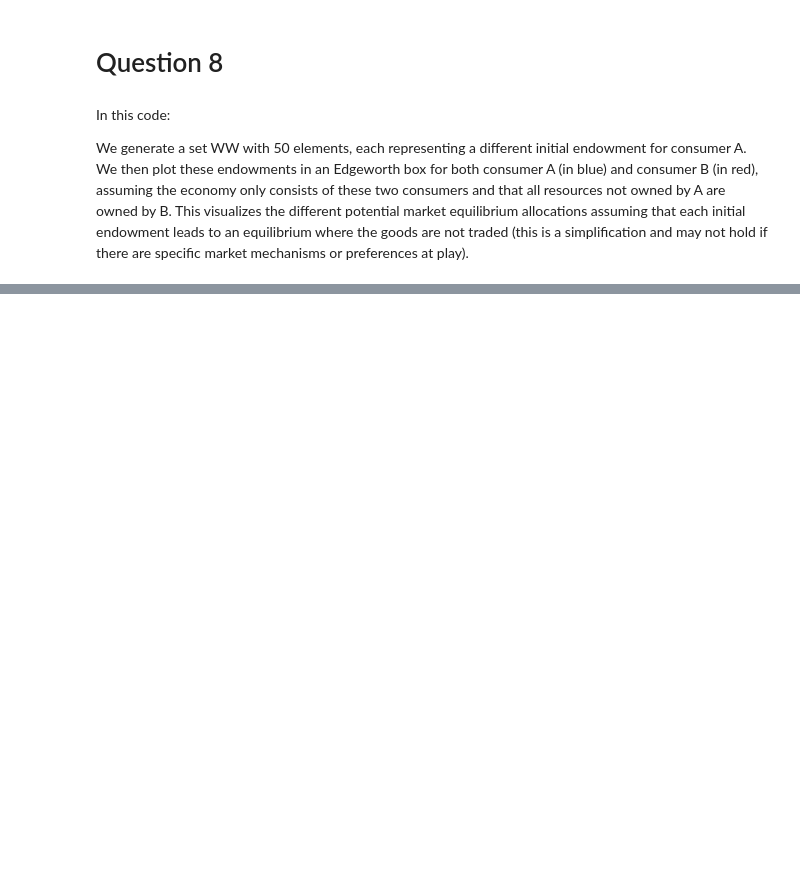
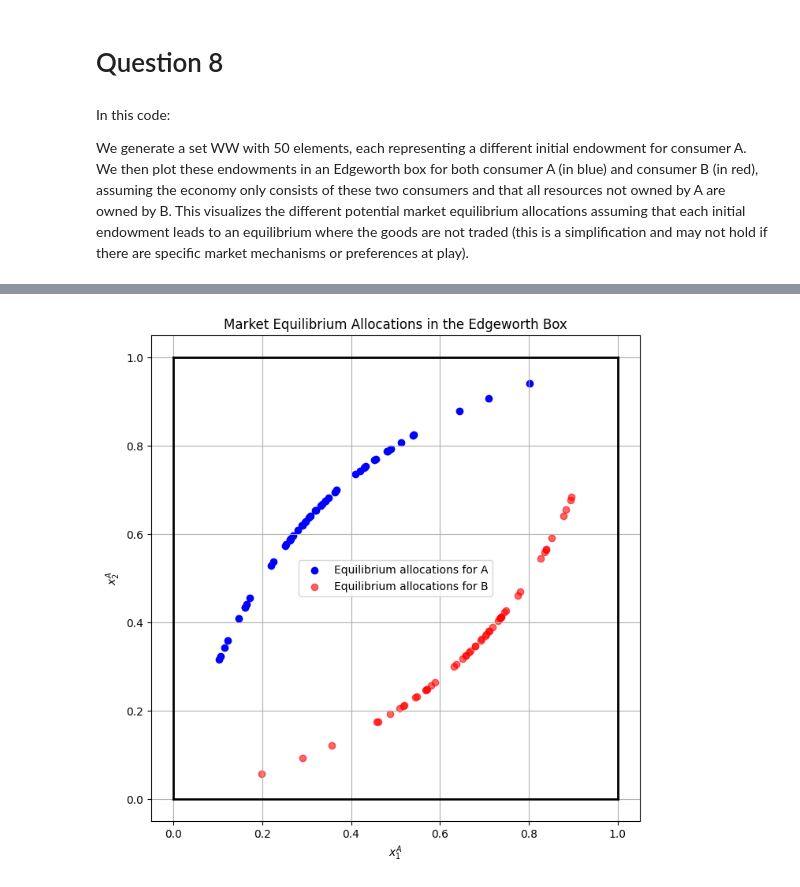
Before and after one commit to NumEconCopenhagen/projects-2024-ccc, a Jupyter notebook: inauguralproject/inauguralproject.ipynb, the cells around one changed output, grey strips where cells are left out. Saved outputs shown, nothing was run; the diff lists cells and outputs as text; code cells hidden in the pictures; blank space fills up the shorter version.

```diff
--- a/inauguralproject/inauguralproject.ipynb
+++ b/inauguralproject/inauguralproject.ipynb
@@ -453,0 +555,76 @@ plt.show()
+# %%
+# Number of elements
+N = 50
+
+# Random endowments
+omega_1A = np.random.uniform(0, 1, N)
+omega_2A = np.random.uniform(0, 1, N)
+
+# Parameters
+alpha = 1 / 3
+beta = 2 / 3
+N = 50
+
+def utility_A(x1, x2):
+    return (x1 ** alpha) * (x2 ** (1 - alpha))
+
+def utility_B(x1, x2):
+    return (x1 ** beta) * (x2 ** (1 - beta))
+
+# Demand functions
+def demand_A(p1, p2, omega_A1, omega_A2, alpha):
+    x1_A = alpha * (p1 * omega_A1 + p2 * omega_A2) / p1
+    x2_A = (1 - alpha) * (p1 * omega_A1 + p2 * omega_A2) / p2
+    return x1_A, x2_A
+
+def demand_B(p1, p2, omega_B1, omega_B2, beta):
+    x1_B = beta * (p1 * omega_B1 + p2 * omega_B2) / p1
+    x2_B = (1 - beta) * (p1 * omega_B1 + p2 * omega_B2) / p2
+    return x1_B, x2_B
+
+# Function to calculate total market clearing error
+def total_error(p1, omega_A1, omega_A2, omega_B1, omega_B2):
+    x1_A, x2_A = demand_A(p1, 1, omega_A1, omega_A2, alpha)
+    x1_B, x2_B = demand_B(p1, 1, omega_B1, omega_B2, beta)
+    epsilon1 = x1_A + x1_B - 1
+    epsilon2 = x2_A + x2_B - 1
+    return abs(epsilon1) + abs(epsilon2)
+
+# Generate random endowments
+random_endowments = np.random.uniform(0, 1, (N, 2))
+market_equilibria = []
+
+# Find market equilibrium for each set of endowments
+for omega_A in random_endowments:
+    omega_A1, omega_A2 = omega_A
+    omega_B1 = 1 - omega_A1
+    omega_B2 = 1 - omega_A2
+
+    result = minimize(total_error, 1, args=(omega_A1, omega_A2, omega_B1, omega_B2), bounds=[(0.01, 10)])
+    p1_star = result.x[0]
+
+    x1_A_star, x2_A_star = demand_A(p1_star, 1, omega_A1, omega_A2, alpha)
+    market_equilibria.append((x1_A_star, x2_A_star))
+
+market_equilibria = np.array(market_equilibria)
+
+# Plotting the market equilibrium allocations in the Edgeworth box
+plt.figure(figsize=(8, 8))
+plt.scatter(market_equilibria[:, 0], market_equilibria[:, 1], c='blue', label='Equilibrium allocations for A')
+plt.scatter(1 - market_equilibria[:, 0], 1 - market_equilibria[:, 1], c='red', label='Equilibrium allocations for B', alpha=0.6)
+
+# Set up the Edgeworth Box
+plt.plot([0, 1], [0, 0], 'k-', lw=2)  # Bottom
+plt.plot([0, 0], [0, 1], 'k-', lw=2)  # Left
+plt.plot([1, 1], [0, 1], 'k-', lw=2)  # Top
+plt.plot([0, 1], [1, 1], 'k-', lw=2)  # Right
+
+# Labels and legend
+plt.xlabel('$x_1^A$')
+plt.ylabel('$x_2^A$')
+plt.title('Market Equilibrium Allocations in the Edgeworth Box')
+plt.legend()
+plt.grid(True)
+plt.show()
+# %% [output]
+[figure, added]
```
Also changed, not shown: parts of 15 cells of this notebook, 4 other files.
